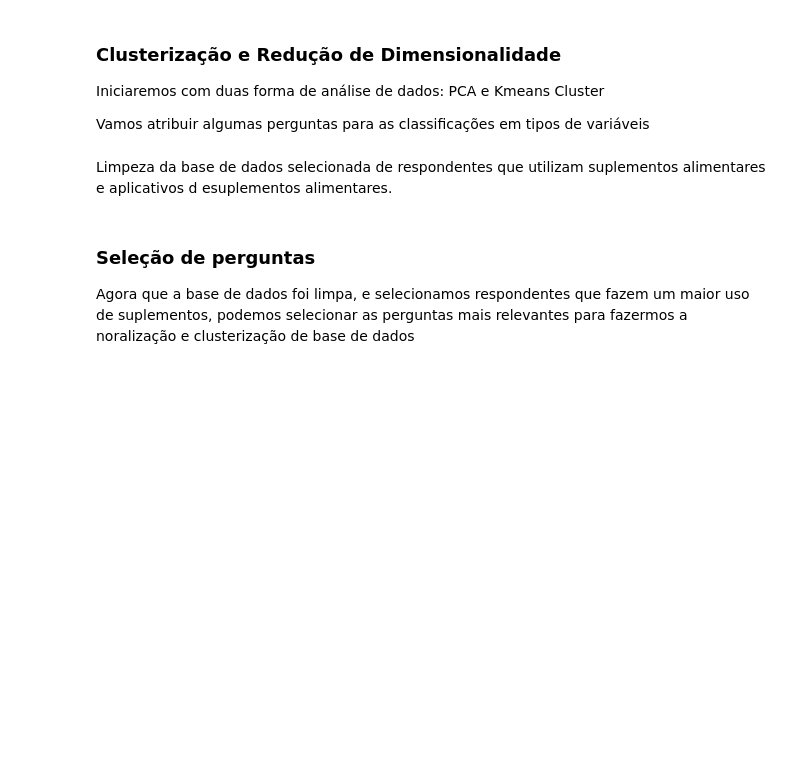
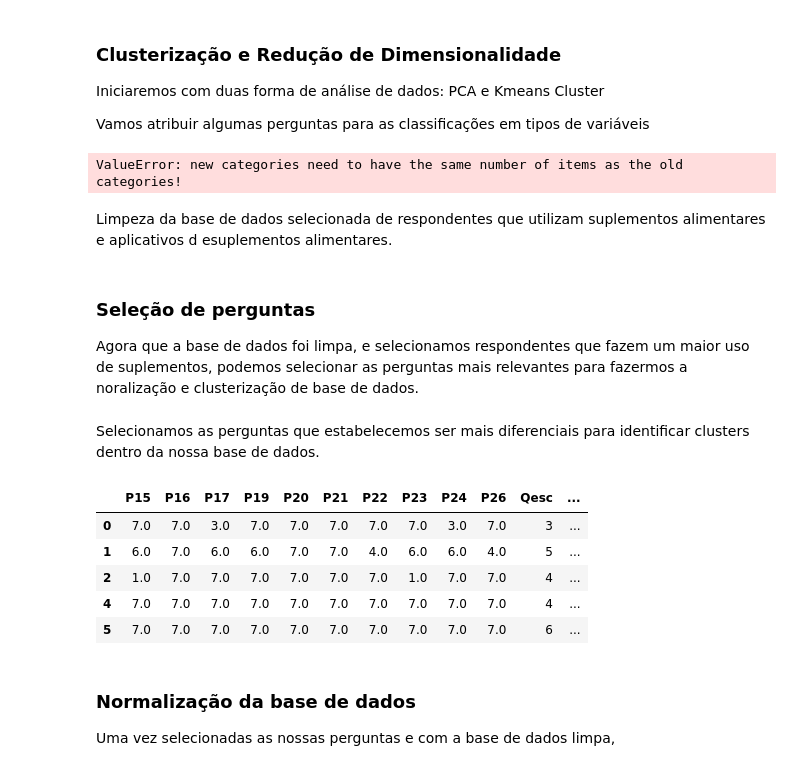
Before and after one commit to enzojunq/Base-de-dados, a Jupyter notebook: base.ipynb, the cells around one changed output. Saved outputs shown, nothing was run; the diff lists cells and outputs as text; code cells hidden in the pictures; blank space fills up the shorter version.

```diff
--- a/base.ipynb
+++ b/base.ipynb
@@ -134,0 +98,11 @@ df.drop(['P12','P13','P14'], axis=1, inplace=True)
+# %%
+i = 0
+while i <= len(df.Qid)-1:
+    if df.Qid[i]>=6:
+
+        df['Qidr'] = pd.cut(x=df['Qid'], bins=[6, 18, 25, 35, 45, 55, 100],
+                    labels=['1', '2', '3',
+                            '4', '5', '6'])
+    else:
+        df['Qidr']=df['Qid']
+    i +=1
@@ -141,9 +135,13 @@ Vamos atribuir algumas perguntas para as classificações em tipos de variáveis
 # %%
 df.Qreg = df.Qreg.astype('category')
 df.Qclasse = df.Qclasse.astype('category')
+df.Qidr = df.Qidr.astype('category')
 
 df.Qreg.cat.categories = [1, 2, 3, 4, 5]
 df.Qclasse.cat.categories = [1, 2, 3, 4, 5]
+df.Qidr.cat.categories =  [1, 2, 3, 4, 5, 6]
+# %% [output]
+ValueError: new categories need to have the same number of items as the old categories!
 # %% [markdown]
 Limpeza da base de dados selecionada de respondentes que utilizam suplementos alimentares e aplicativos d esuplementos alimentares.
 # %%
@@ -151,4 +149,20 @@ df = df.fillna(df.median())
 # %% [markdown]
 ### Seleção de perguntas
 
-Agora que a base de dados foi limpa, e selecionamos respondentes que fazem um maior uso de suplementos, podemos selecionar as perguntas mais relevantes para fazermos a noralização e clusterização de base de dados
+Agora que a base de dados foi limpa, e selecionamos respondentes que fazem um maior uso de suplementos, podemos selecionar as perguntas mais relevantes para fazermos a noralização e clusterização de base de dados.
+# %% [markdown]
+Selecionamos as perguntas que estabelecemos ser mais diferenciais para identificar clusters dentro da nossa base de dados.
+# %%
+df_p = df.loc[:,['P15', 'P16', 'P17', 'P19', 'P20', 'P21', 'P22', 'P23', 'P24', 'P26', 'Qesc', 'Qciv', 'Qocup', 'Qid', 'Qgen', 'Qreg', 'Qclasse']]
+df_p.head()
+# %% [output]
+|  | P15 | P16 | P17 | P19 | P20 | P21 | P22 | P23 | P24 | P26 | Qesc | ... |
+| 0 | 7.0 | 7.0 | 3.0 | 7.0 | 7.0 | 7.0 | 7.0 | 7.0 | 3.0 | 7.0 | 3 | ... |
+| 1 | 6.0 | 7.0 | 6.0 | 6.0 | 7.0 | 7.0 | 4.0 | 6.0 | 6.0 | 4.0 | 5 | ... |
+| 2 | 1.0 | 7.0 | 7.0 | 7.0 | 7.0 | 7.0 | 7.0 | 1.0 | 7.0 | 7.0 | 4 | ... |
+| 4 | 7.0 | 7.0 | 7.0 | 7.0 | 7.0 | 7.0 | 7.0 | 7.0 | 7.0 | 7.0 | 4 | ... |
+| 5 | 7.0 | 7.0 | 7.0 | 7.0 | 7.0 | 7.0 | 7.0 | 7.0 | 7.0 | 7.0 | 6 | ... |
+# %% [markdown]
+### Normalização da base de dados
+
+Uma vez selecionadas as nossas perguntas e com a base de dados limpa,
```
Also changed, not shown: parts of 12 cells of this notebook.
